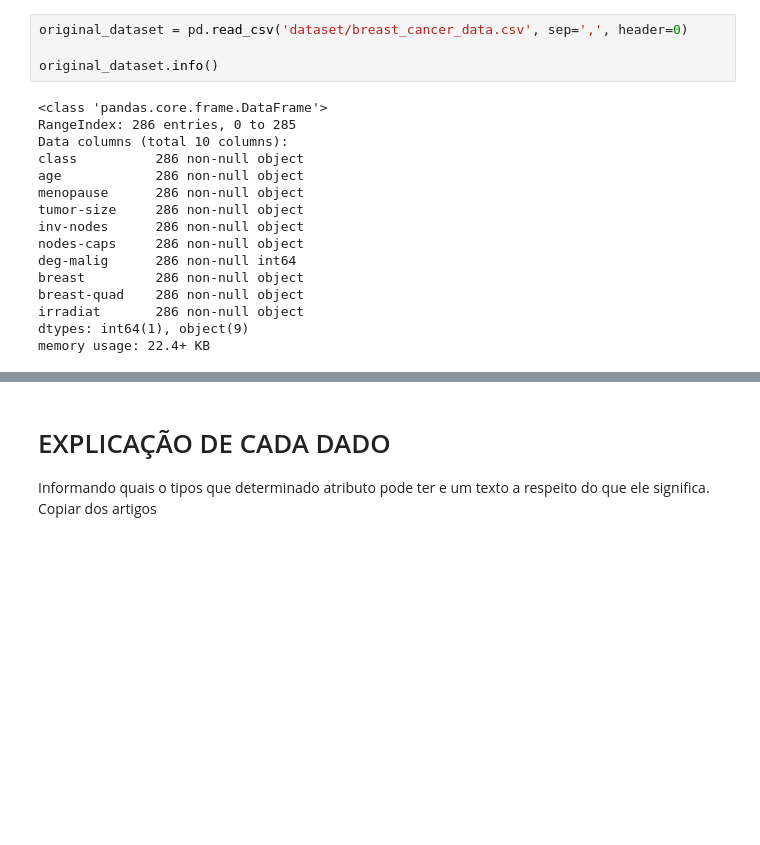
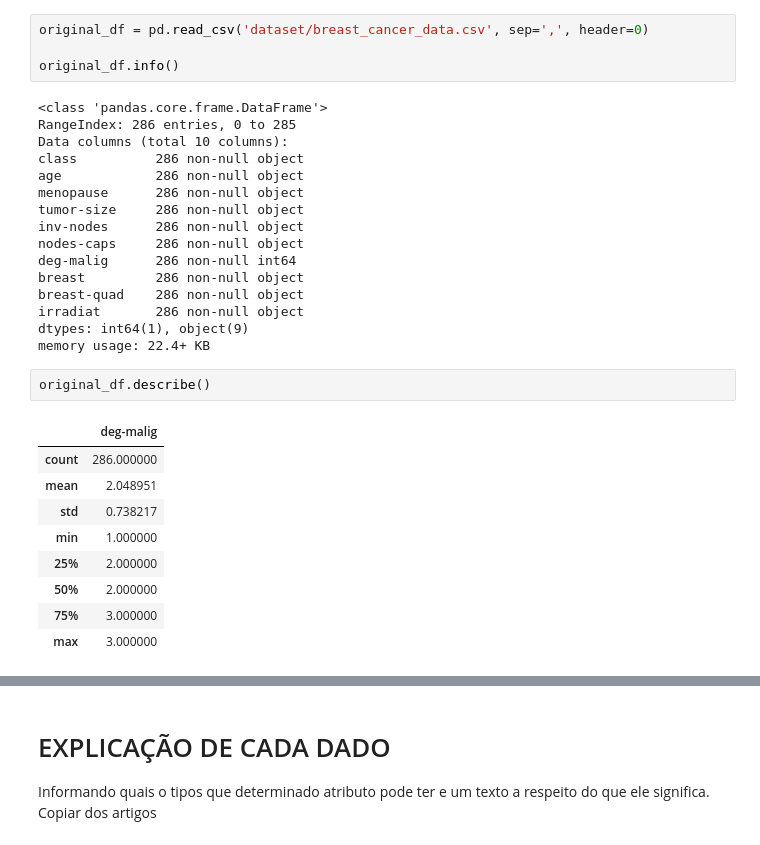
Before and after one commit to ednunes/machine-learning-projects, a Jupyter notebook: main.ipynb, the cells around one changed output, grey strips where cells are left out. Drawn from its saved outputs; the diff is of its cells as text; blank space fills up the shorter version.

Commit message:
Change dataframes variables names

```diff
--- a/main.ipynb
+++ b/main.ipynb
@@ -15,9 +14,9 @@ from sklearn.preprocessing import LabelEncoder
 
 %matplotlib inline
 # %%
-original_dataset = pd.read_csv('dataset/breast_cancer_data.csv', sep=',', header=0)
+original_df = pd.read_csv('dataset/breast_cancer_data.csv', sep=',', header=0)
 
-original_dataset.info()
+original_df.info()
 # %% [output]
 <class 'pandas.core.frame.DataFrame'>
 RangeIndex: 286 entries, 0 to 285
@@ -34,4 +33,16 @@ breast-quad    286 non-null object
 irradiat       286 non-null object
 dtypes: int64(1), object(9)
 memory usage: 22.4+ KB
+# %%
+original_df.describe()
+# %% [output]
+|  | deg-malig |
+| count | 286.000000 |
+| mean | 2.048951 |
+| std | 0.738217 |
+| min | 1.000000 |
+| 25% | 2.000000 |
+| 50% | 2.000000 |
+| 75% | 3.000000 |
+| max | 3.000000 |
 # %%
```
Also changed, not shown: parts of 9 cells of this notebook.
